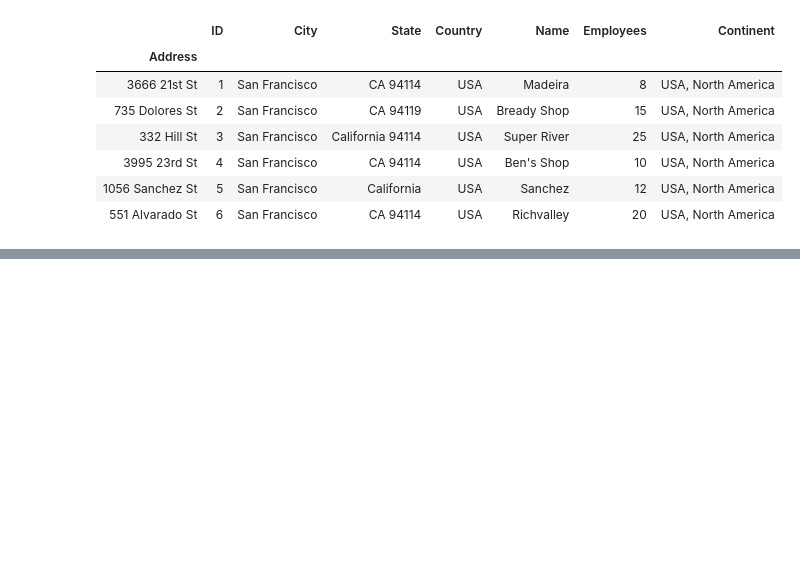
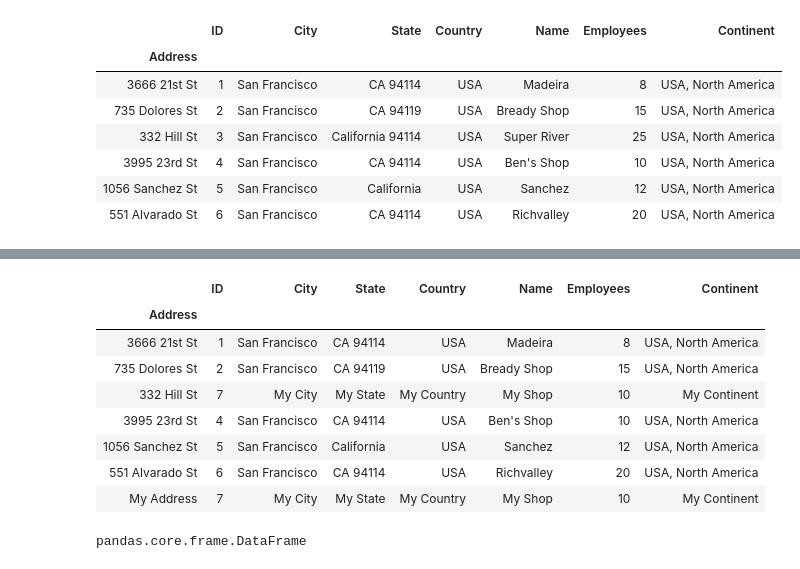
Before and after one commit to ajay1706/data-analysis-jn, a Jupyter notebook: supermarket/Untitled.ipynb, the cells around one changed output, grey strips where cells are left out. Saved outputs shown, nothing was run; the diff lists cells and outputs as text; code cells hidden in the pictures; blank space fills up the shorter version.

```diff
--- a/supermarket/Untitled.ipynb
+++ b/supermarket/Untitled.ipynb
@@ -376,3 +376,5 @@ df8
 | 1056 Sanchez St | 5 | San Francisco | California | USA | Sanchez | 12 | USA, North America |
 | 551 Alvarado St | 6 | San Francisco | CA 94114 | USA | Richvalley | 20 | USA, North America |
 | My Address | 7 | My City | My State | My Country | My Shop | 10 | My Continent |
+# %%
+df8_t["332 Hill St"] = [7,"My City","My State","My Country","My Shop",10,"My Continent"]
@@ -378,0 +393,18 @@ df8
+# %%
+df8 = df8_t.T
+# %%
+df8
+# %% [output]
+|  | ID | City | State | Country | Name | Employees | Continent |
+| Address |  |  |  |  |  |  |  |
+| 3666 21st St | 1 | San Francisco | CA 94114 | USA | Madeira | 8 | USA, North America |
+| 735 Dolores St | 2 | San Francisco | CA 94119 | USA | Bready Shop | 15 | USA, North America |
+| 332 Hill St | 7 | My City | My State | My Country | My Shop | 10 | My Continent |
+| 3995 23rd St | 4 | San Francisco | CA 94114 | USA | Ben's Shop | 10 | USA, North America |
+| 1056 Sanchez St | 5 | San Francisco | California | USA | Sanchez | 12 | USA, North America |
+| 551 Alvarado St | 6 | San Francisco | CA 94114 | USA | Richvalley | 20 | USA, North America |
+| My Address | 7 | My City | My State | My Country | My Shop | 10 | My Continent |
+# %%
+type(df8)
+# %% [output]
+pandas.core.frame.DataFrame
```
Also changed, not shown: parts of 3 cells of this notebook.
